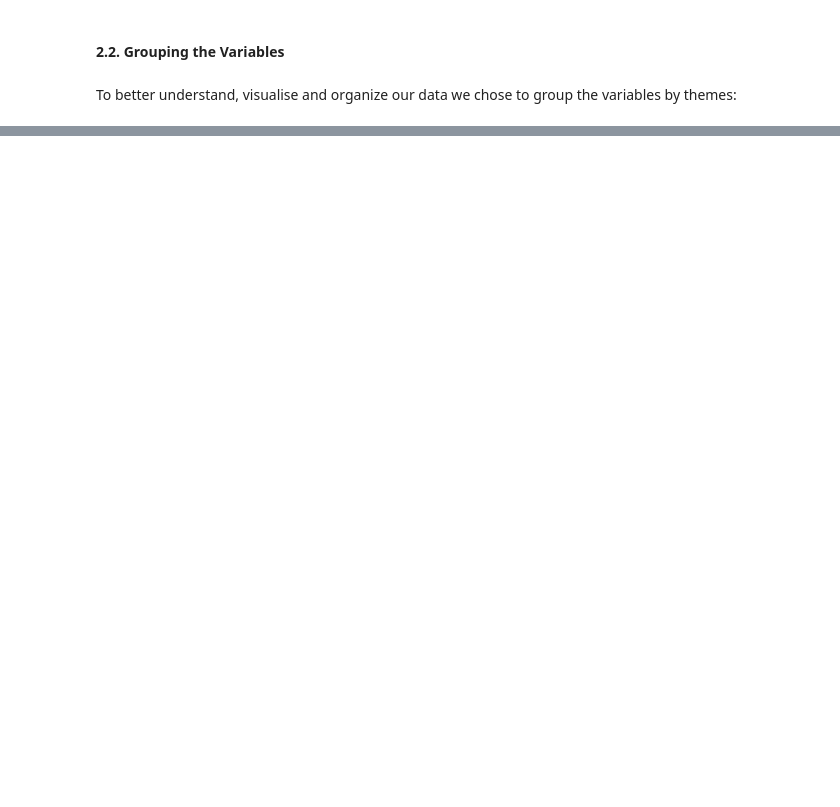
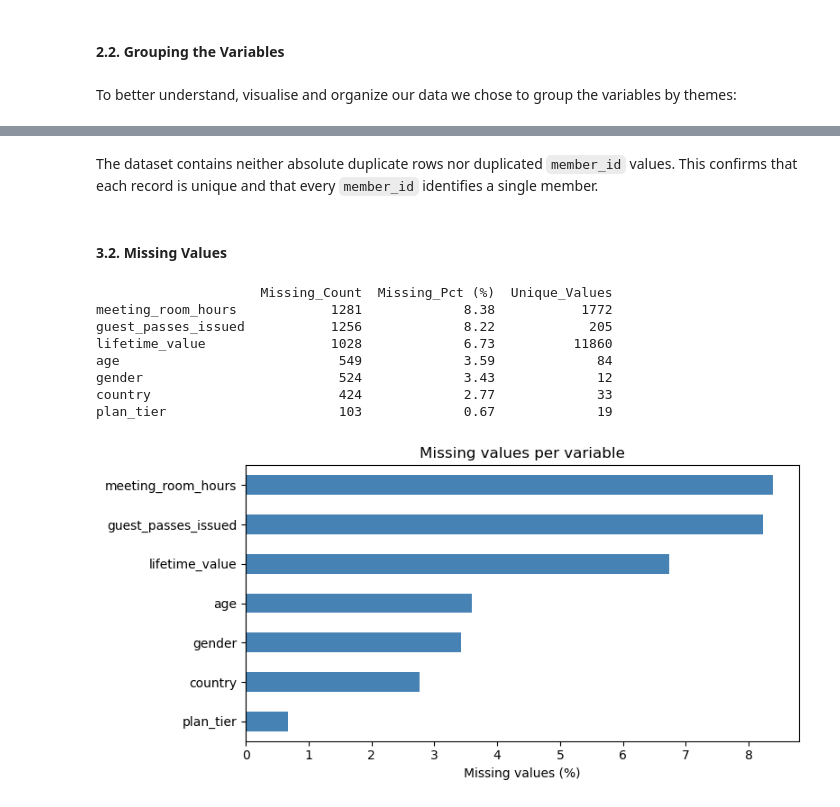
Before and after one commit to tomasmuachoDSAN/DataMining2627, a Jupyter notebook: notebooks/Group30_EDA_Code.ipynb, the cells around one changed output, grey strips where cells are left out. Cells and saved outputs as stored; diff of their text form; code cells hidden in the pictures; blank space fills up the shorter version.

```diff
--- a/notebooks/Group30_EDA_Code.ipynb
+++ b/notebooks/Group30_EDA_Code.ipynb
@@ -162,0 +387,39 @@ To better understand, visualise and organize our data we chose to group the vari
+# %% [markdown]
+The dataset contains neither absolute duplicate rows nor duplicated `member_id` values. This confirms that each record is unique and that every `member_id` identifies a single member.
+# %% [markdown]
+#### **3.2. Missing Values**
+# %%
+# missing values table resume
+missing_summary = pd.DataFrame({
+    'Missing_Count': df_acdcd_data.isnull().sum(),
+    'Missing_Pct (%)': (df_acdcd_data.isnull().sum() / len(df_acdcd_data) * 100).round(2),
+    'Unique_Values': df_acdcd_data.nunique()
+})
+
+# sort by descending number of missing values.
+missing_df = missing_summary[missing_summary['Missing_Count'] > 0].sort_values(by='Missing_Pct (%)', ascending=False)
+
+#did we find missing values?
+if len(missing_df) > 0:
+    print(missing_df)
+else:
+    print("No missing values!")
+
+
+# graph
+missing_df['Missing_Pct (%)'].sort_values().plot(
+    kind='barh', figsize=(8, 4), color='steelblue')
+plt.xlabel('Missing values (%)')
+plt.title('Missing values per variable')
+plt.tight_layout()
+plt.show()
+# %% [output]
+                     Missing_Count  Missing_Pct (%)  Unique_Values
+meeting_room_hours            1281             8.38           1772
+guest_passes_issued           1256             8.22            205
+lifetime_value                1028             6.73          11860
+age                            549             3.59             84
+gender                         524             3.43             12
+country                        424             2.77             33
+plan_tier                      103             0.67             19
+[figure, added]
```
Also changed, not shown: parts of 30 cells of this notebook.
